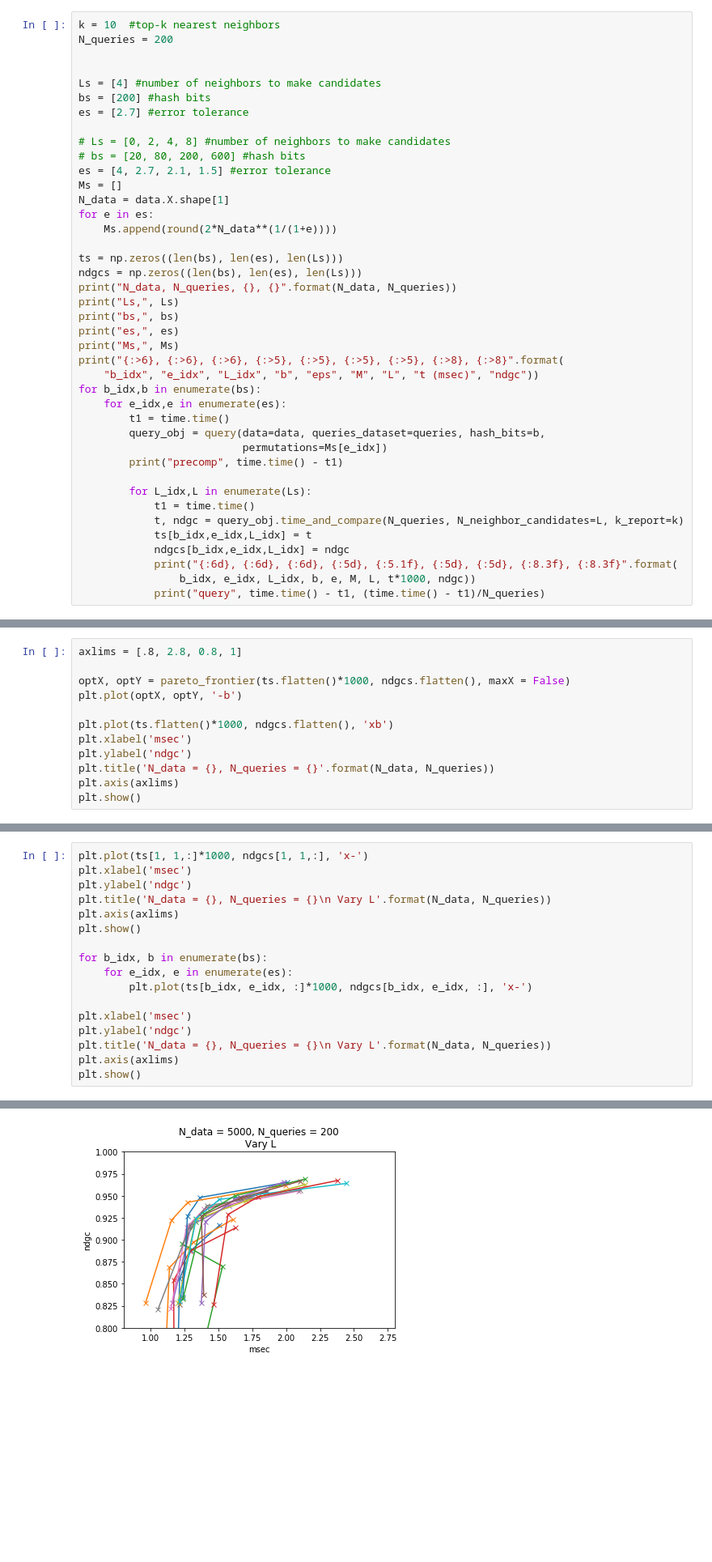
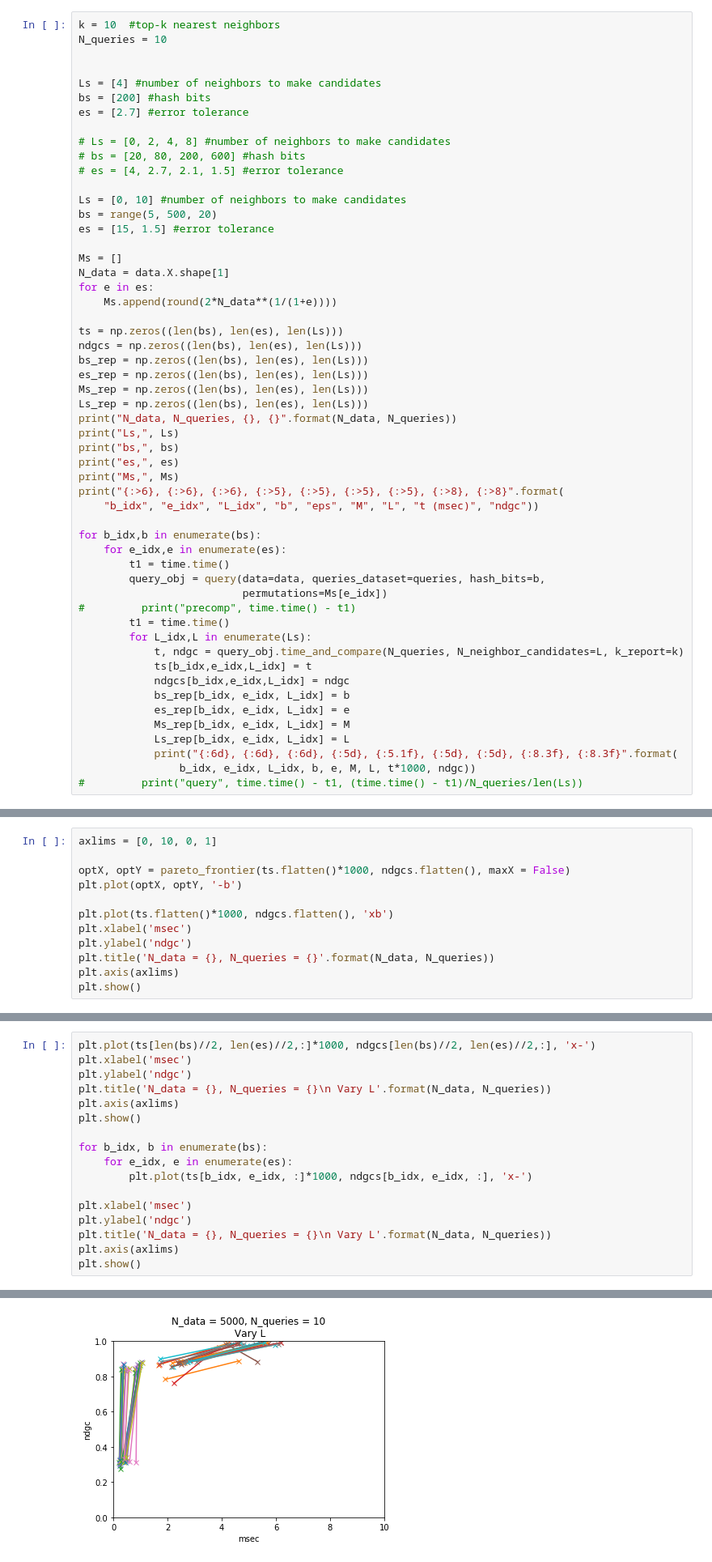
Before and after one commit to davidtag/cs166-project, a Jupyter notebook: experiment_gridsearch.ipynb, the cells around one changed output, grey strips where cells are left out. Shown at 81% size. Saved outputs shown, nothing was run; the diff lists cells and outputs as text; blank space fills up the shorter version.

```diff
--- a/experiment_gridsearch.ipynb
+++ b/experiment_gridsearch.ipynb
@@ -54,7 +54,7 @@ def pareto_frontier(Xs, Ys, maxX = True, maxY = True):
     return p_frontX, p_frontY
 # %%
 k = 10  #top-k nearest neighbors
-N_queries = 200
+N_queries = 10
 
 
 Ls = [4] #number of neighbors to make candidates
@@ -63,7 +63,12 @@ es = [2.7] #error tolerance
 
 # Ls = [0, 2, 4, 8] #number of neighbors to make candidates
 # bs = [20, 80, 200, 600] #hash bits
-es = [4, 2.7, 2.1, 1.5] #error tolerance
+# es = [4, 2.7, 2.1, 1.5] #error tolerance
+
+Ls = [0, 10] #number of neighbors to make candidates
+bs = range(5, 500, 20)
+es = [15, 1.5] #error tolerance
+
 Ms = []
 N_data = data.X.shape[1]
 for e in es:
@@ -71,6 +76,10 @@ for e in es:
 
 ts = np.zeros((len(bs), len(es), len(Ls)))
 ndgcs = np.zeros((len(bs), len(es), len(Ls)))
+bs_rep = np.zeros((len(bs), len(es), len(Ls)))
+es_rep = np.zeros((len(bs), len(es), len(Ls)))
+Ms_rep = np.zeros((len(bs), len(es), len(Ls)))
+Ls_rep = np.zeros((len(bs), len(es), len(Ls)))
 print("N_data, N_queries, {}, {}".format(N_data, N_queries))
 print("Ls,", Ls)
 print("bs,", bs)
@@ -78,19 +87,23 @@ print("es,", es)
 print("Ms,", Ms)
 print("{:>6}, {:>6}, {:>6}, {:>5}, {:>5}, {:>5}, {:>5}, {:>8}, {:>8}".format(
     "b_idx", "e_idx", "L_idx", "b", "eps", "M", "L", "t (msec)", "ndgc"))
+
 for b_idx,b in enumerate(bs):
     for e_idx,e in enumerate(es):
         t1 = time.time()
         query_obj = query(data=data, queries_dataset=queries, hash_bits=b,
                           permutations=Ms[e_idx])
-        print("precomp", time.time() - t1)
-
+#         print("precomp", time.time() - t1)
+        t1 = time.time()
         for L_idx,L in enumerate(Ls):
-            t1 = time.time()
             t, ndgc = query_obj.time_and_compare(N_queries, N_neighbor_candidates=L, k_report=k)
             ts[b_idx,e_idx,L_idx] = t
             ndgcs[b_idx,e_idx,L_idx] = ndgc
+            bs_rep[b_idx, e_idx, L_idx] = b
+            es_rep[b_idx, e_idx, L_idx] = e
+            Ms_rep[b_idx, e_idx, L_idx] = M
+            Ls_rep[b_idx, e_idx, L_idx] = L
             print("{:6d}, {:6d}, {:6d}, {:5d}, {:5.1f}, {:5d}, {:5d}, {:8.3f}, {:8.3f}".format(
                 b_idx, e_idx, L_idx, b, e, M, L, t*1000, ndgc))
-            print("query", time.time() - t1, (time.time() - t1)/N_queries)
+#         print("query", time.time() - t1, (time.time() - t1)/N_queries/len(Ls))
 # %% [output]
@@ -115,7 +127,7 @@ query 4.955265045166016
 # %% [markdown]
 ---
 # %%
-axlims = [.8, 2.8, 0.8, 1]
+axlims = [0, 10, 0, 1]
 
 optX, optY = pareto_frontier(ts.flatten()*1000, ndgcs.flatten(), maxX = False)
 plt.plot(optX, optY, '-b')
@@ -131,5 +143,5 @@ plt.show()
 # %%
-plt.plot(ts[1, 1,:]*1000, ndgcs[1, 1,:], 'x-')
+plt.plot(ts[len(bs)//2, len(es)//2,:]*1000, ndgcs[len(bs)//2, len(es)//2,:], 'x-')
 plt.xlabel('msec')
 plt.ylabel('ndgc')
 plt.title('N_data = {}, N_queries = {}\n Vary L'.format(N_data, N_queries))
@@ -150,2 +162,2 @@ plt.show()
-[figure, old version]
+[figure, new version]
 # %%
```
Also changed, not shown: parts of 6 cells of this notebook.
